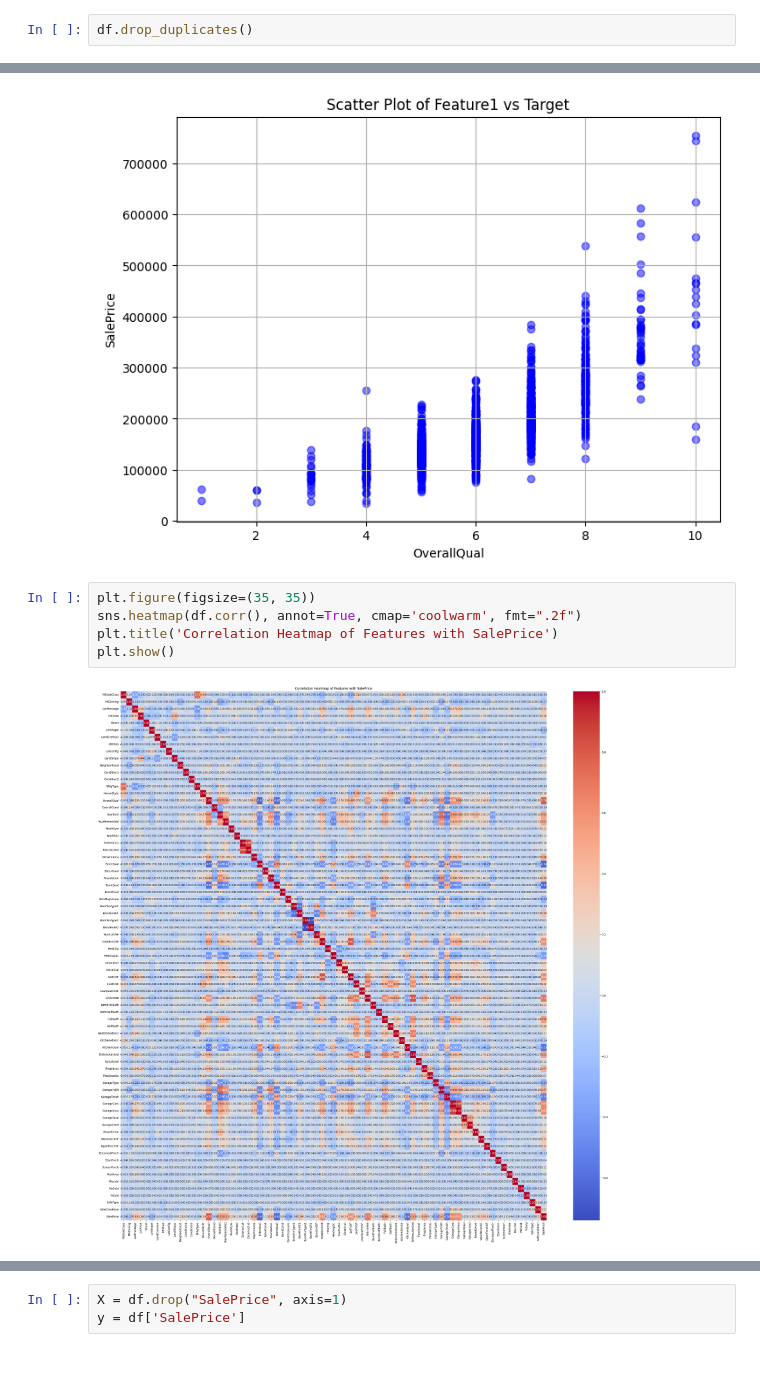
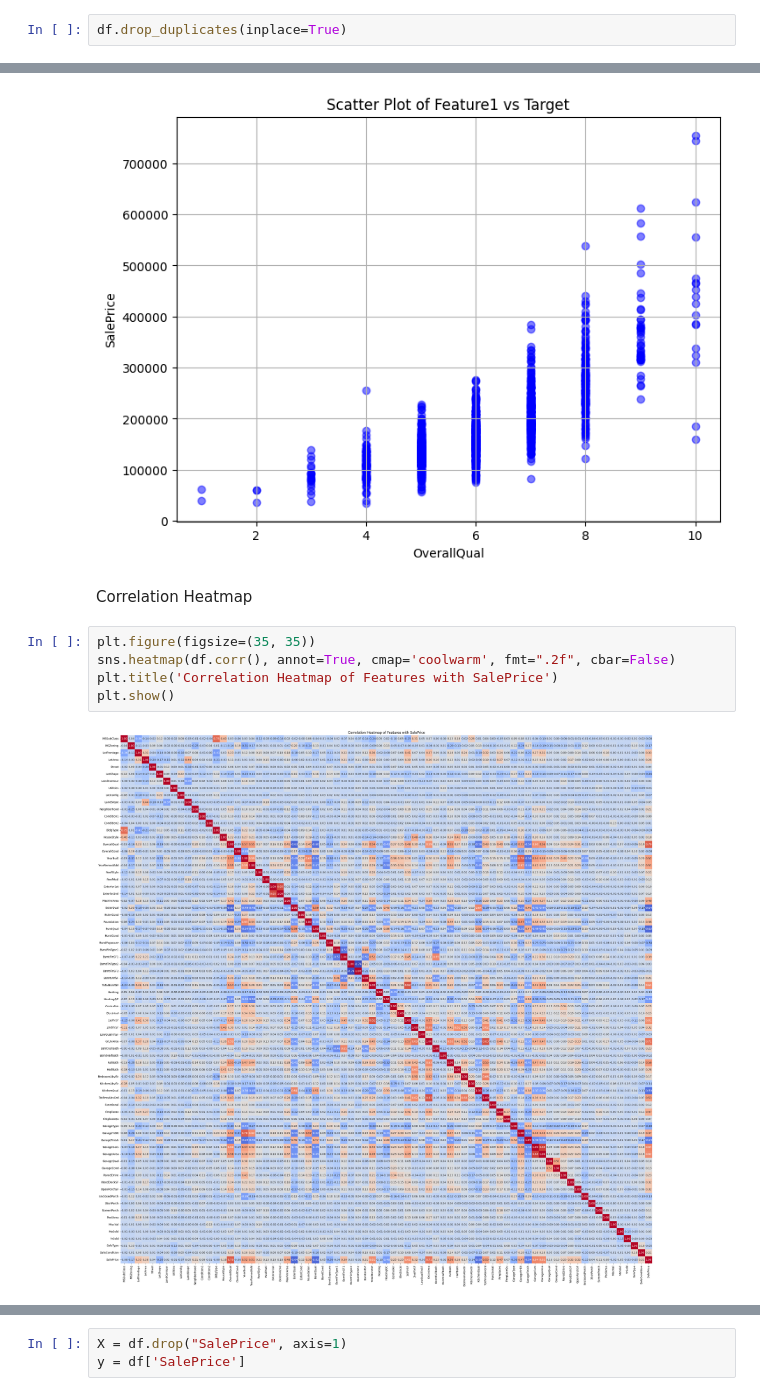
Before and after one commit to naniram/AdvancedHousingPriceRegression, a Jupyter notebook: advanced_housing_price_regression.ipynb, the cells around one changed output, grey strips where cells are left out. Saved outputs shown, nothing was run; the diff lists cells and outputs as text; blank space fills up the shorter version.

```diff
--- a/advanced_housing_price_regression.ipynb
+++ b/advanced_housing_price_regression.ipynb
@@ -61,4 +55,4 @@ memory usage: 912.6+ KB
 # %% [markdown]
 80 different features with many categorical features and so many missing values
 # %%
-df.drop_duplicates()
+df.drop_duplicates(inplace=True)
@@ -256,10 +240,12 @@ plt.grid(True)
 plt.show()
 # %% [output]
 [figure]
+# %% [markdown]
+Correlation Heatmap
 # %%
 plt.figure(figsize=(35, 35))
-sns.heatmap(df.corr(), annot=True, cmap='coolwarm', fmt=".2f")
+sns.heatmap(df.corr(), annot=True, cmap='coolwarm', fmt=".2f", cbar=False)
 plt.title('Correlation Heatmap of Features with SalePrice')
 plt.show()
 # %% [output]
-[figure, old version]
+[figure, new version]
```
Also changed, not shown: parts of 15 cells of this notebook.
